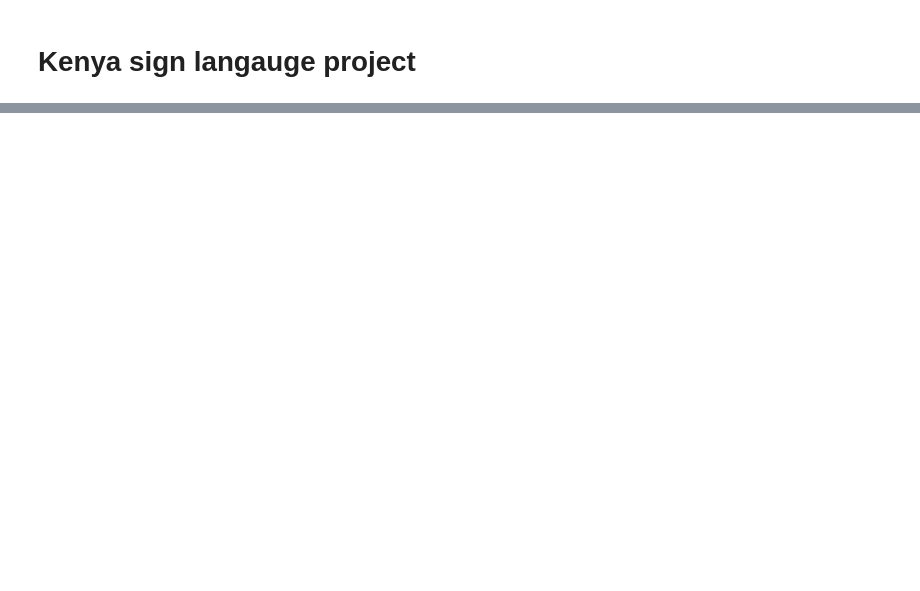
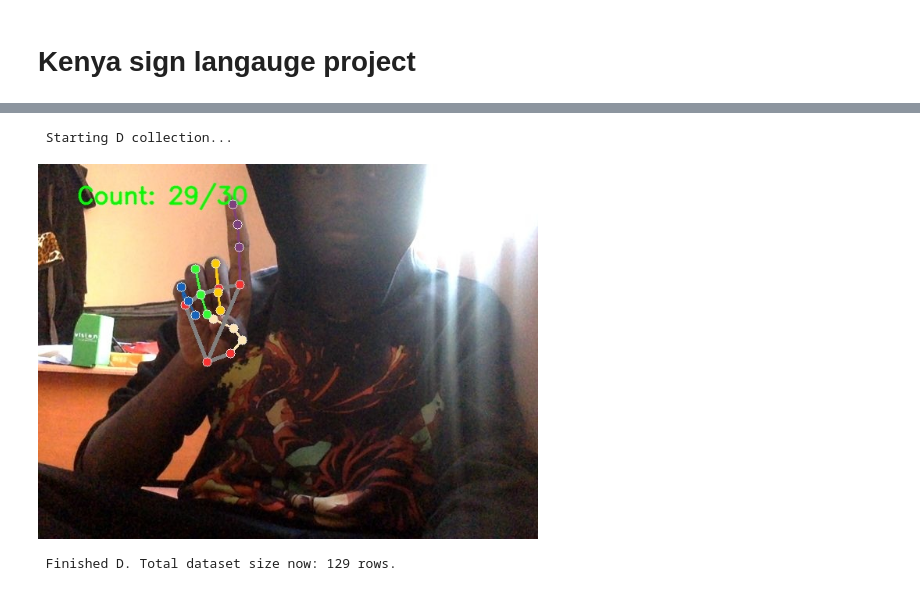
Before and after one commit to Brian342/Sign_Language, a Jupyter notebook: SignLanguage Translation.ipynb, the cells around one changed output, grey strips where cells are left out. Cells and saved outputs as stored; diff of their text form; code cells hidden in the pictures; blank space fills up the shorter version.

```diff
--- a/SignLanguage Translation.ipynb
+++ b/SignLanguage Translation.ipynb
@@ -206,2 +229,4 @@ collect_sign('C', num_samples=30)
 # %%
 # collecting sign langauge D
+collect_sign('D', num_samples=30)
+# %% [output]
@@ -208,2 +234,5 @@ collect_sign('C', num_samples=30)
+ Starting D collection...
+[figure, added]
+ Finished D. Total dataset size now: 129 rows.
 # %%
 # collecting sign langauge E
```
Also changed, not shown: parts of 28 cells of this notebook.
